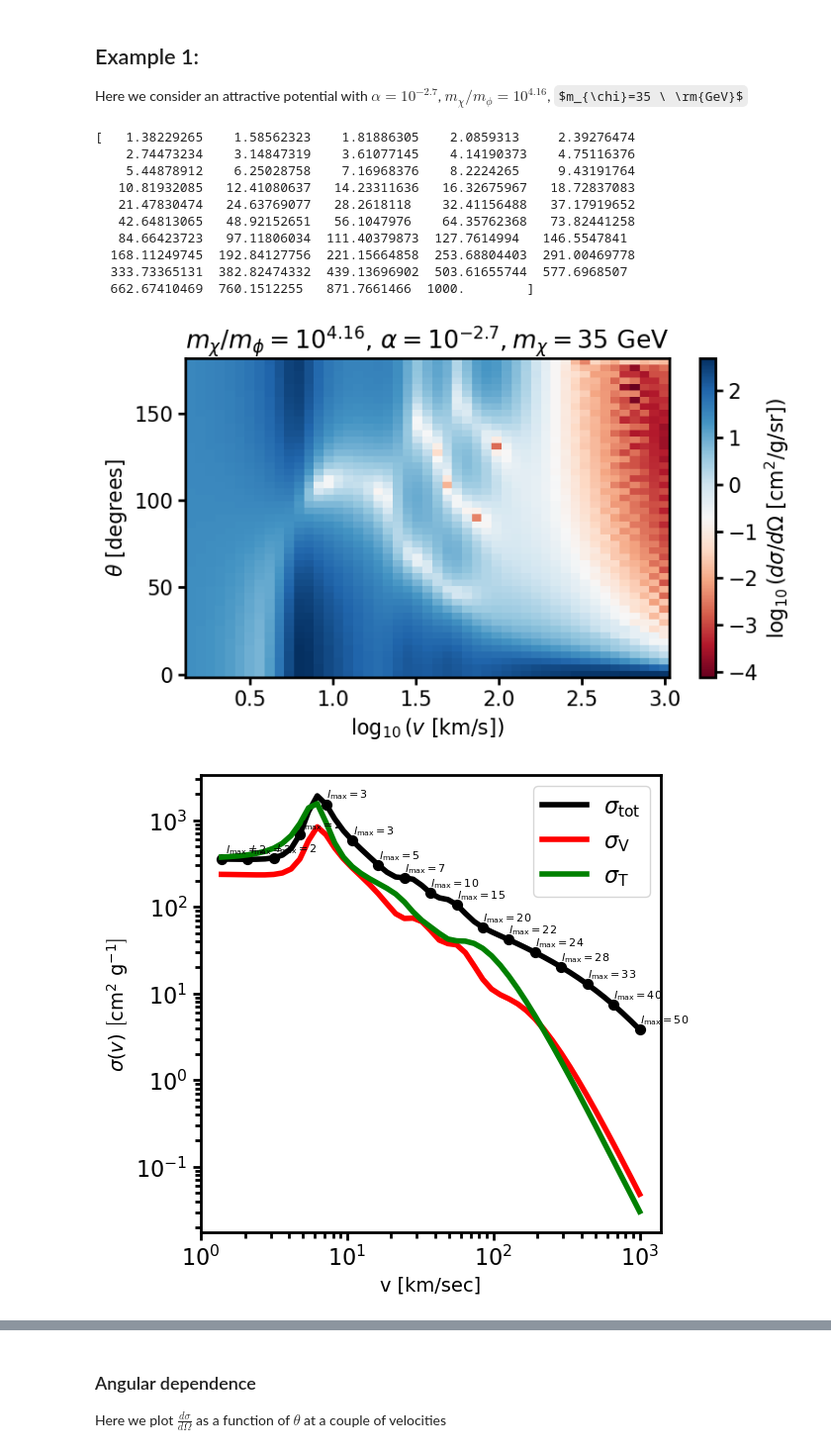
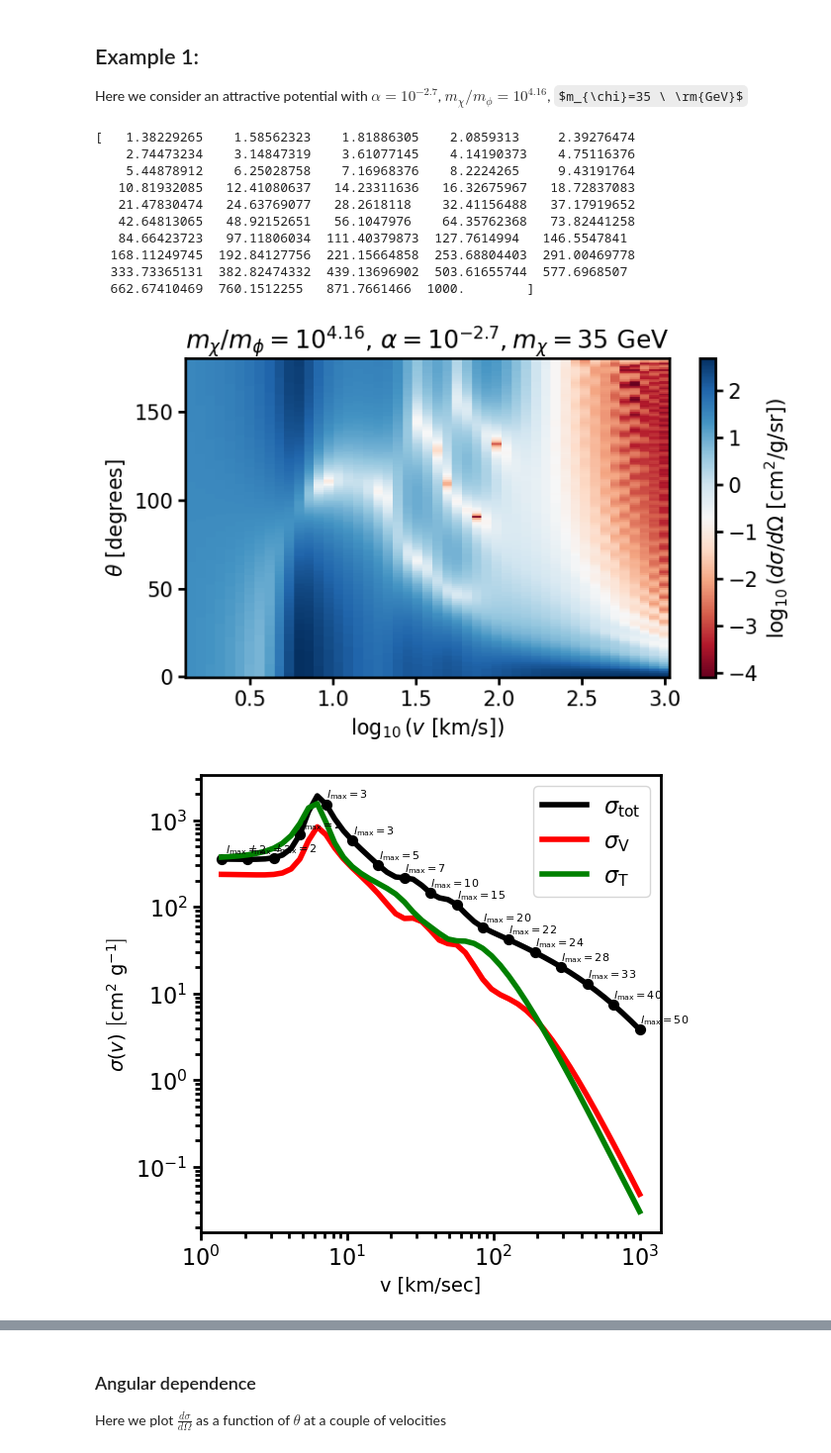
Before and after one commit to dangilman/pykawa, a Jupyter notebook: notebooks/cross_section_comparisons.ipynb, the cells around one changed output, grey strips where cells are left out. Shown at 99% size. Cells and saved outputs as stored; diff of their text form; code cells hidden in the pictures; some formulas as TeX source.

```diff
--- a/notebooks/cross_section_comparisons.ipynb
+++ b/notebooks/cross_section_comparisons.ipynb
@@ -43,7 +43,7 @@ log10_v = phase_shift_data[:,0]
 v = 10 ** log10_v
 print(v)
 phase_shifts = phase_shift_data[:,1:]
-theta = np.linspace(0, np.pi, len(v))
+theta = np.linspace(0, np.pi, len(v)*4)
 m_chi_gev = 35
 cross_section_angular = partial_wave_sum_angular(10 ** log10_v, theta, phase_shifts) / m_chi_gev ** 3
 
@@ -105,34 +105,34 @@ for j, (vi, ph, lmax) in enumerate(zip(v_sel, ph_sel, lmax_sel)):
         partial_wave_sum_total(np.array([vi]), ph[:L+1].reshape(1, -1))[0]
         for L in range(lmax+1)
     ])
     frac_change = np.diff(sigma_cumulative) / sigma_cumulative[1:]
     ax.semilogy(np.arange(1, lmax+1), frac_change, color=colors[j])
 
 sm = plt.cm.ScalarMappable(cmap=cmap,
      norm=plt.Normalize(vmin=log10_v_sel.min(), vmax=log10_v_sel.max()))
 sm.set_array([])
 plt.colorbar(sm, ax=ax, label=r'$\log_{10}(v\ [\mathrm{km/s}])$')
 
 ax.axhline(0.01, color='r', ls='--', label='1%')
 ax.axhline(0.001, color='orange', ls='--', label='0.1%')
 ax.legend()
 ax.set_xlabel(r'$l$', fontsize=12)
 ax.set_ylabel(r'$[d\sigma/dl] / \sigma(l)$', fontsize=12)
 ax.set_title(r'Fractional change in $\sigma_\mathrm{total}$ per partial wave', fontsize=12)
 plt.tight_layout()
 plt.show()
 # %% [output]
 [   1.38229265    1.58562323    1.81886305    2.0859313     2.39276474
     2.74473234    3.14847319    3.61077145    4.14190373    4.75116376
     5.44878912    6.25028758    7.16968376    8.2224265     9.43191764
    10.81932085   12.41080637   14.23311636   16.32675967   18.72837083
    21.47830474   24.63769077   28.2618118    32.41156488   37.17919652
    42.64813065   48.92152651   56.1047976    64.35762368   73.82441258
    84.66423723   97.11806034  111.40379873  127.7614994   146.5547841
   168.11249745  192.84127756  221.15664858  253.68804403  291.00469778
   333.73365131  382.82474332  439.13696902  503.61655744  577.6968507
   662.67410469  760.1512255   871.7661466  1000.        ]
-[figure, old version]
+[figure, new version]
 [figure]
 [figure]
 # %% [markdown]
```
Also changed, not shown: parts of 3 cells of this notebook, 5 other files.
